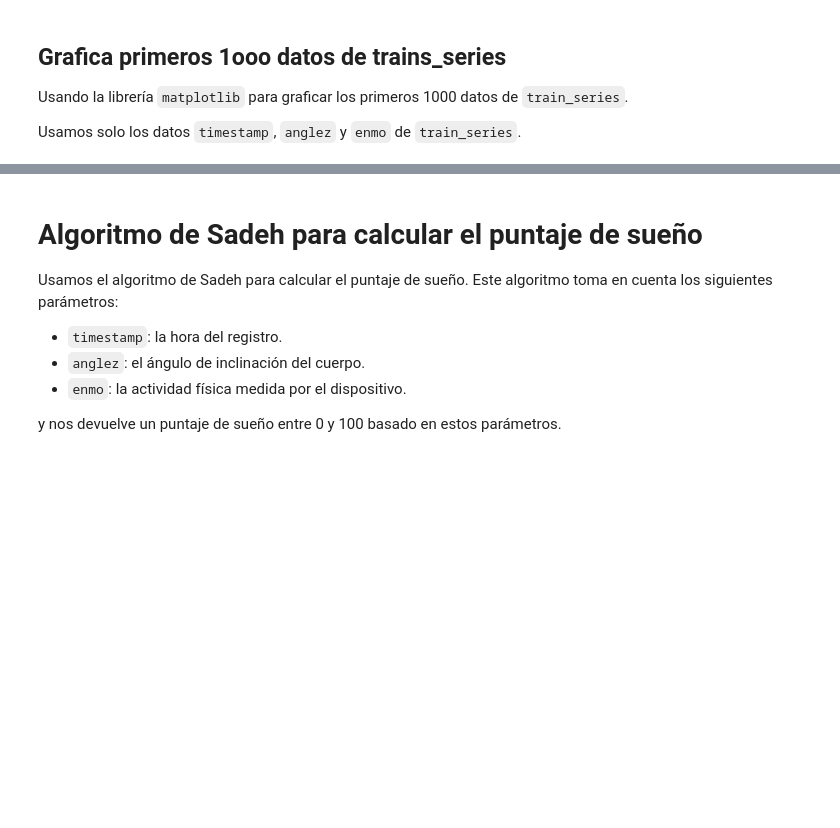
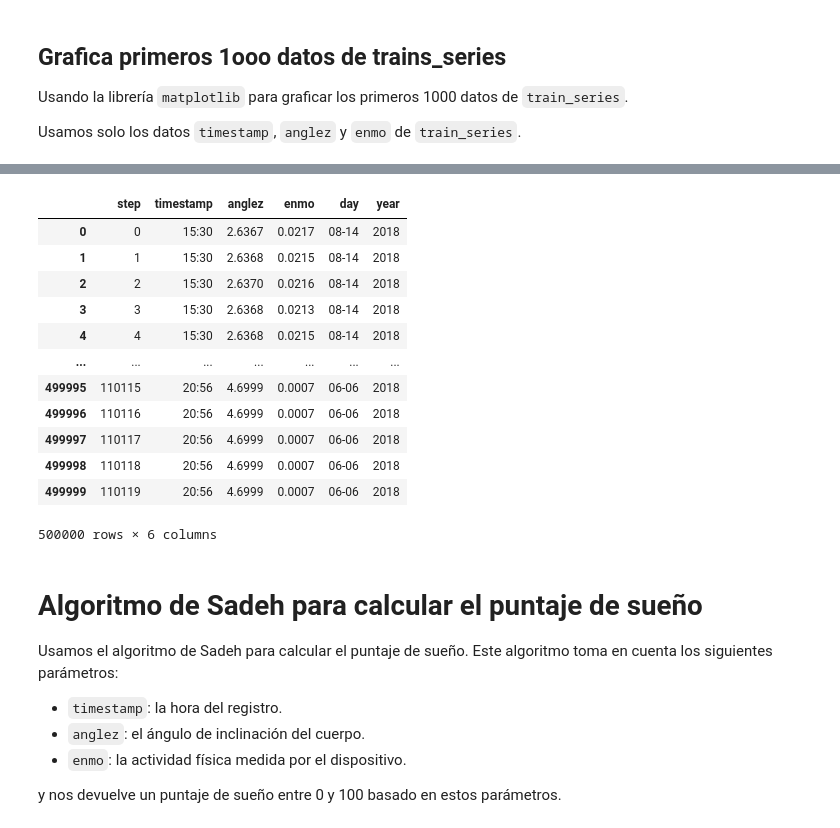
Before and after one commit to JkVely/Systems-Analysis, a Jupyter notebook: Workshop_3_Simulation/src/Simulation.ipynb, the cells around one changed output, grey strips where cells are left out. Saved outputs shown, nothing was run; the diff lists cells and outputs as text; code cells hidden in the pictures; blank space fills up the shorter version.

Commit message:
feat(Workshop3_simulation): preprocessing data

```diff
--- a/Workshop_3_Simulation/src/Simulation.ipynb
+++ b/Workshop_3_Simulation/src/Simulation.ipynb
@@ -17,37 +36,8 @@ Usando la librería `matplotlib` para graficar los primeros 1000 datos de `train
 
 Usamos solo los datos `timestamp`, `anglez` y `enmo` de `train_series`.
 # %%
-df = pl.read_parquet('./data/train_series.parquet')
-df = df.select(['timestamp', 'anglez', 'enmo'])
-
-# Check data types and shape
-print("Data shape:", df.shape)
-print("Data types:", df.dtypes)
-print("First few rows:")
-print(df.head())
-
-# Extract only the first n records
-n = 10_000
-timestamps = df['timestamp'].head(n).to_numpy()
-anglez_values = df['anglez'].head(n).to_numpy()
-enmo_values = df['enmo'].head(n).to_numpy()
-
-# Create subplots
-fig, (ax1, ax2) = plt.subplots(2, 1, figsize=(12, 8))
-
-# Plot anglez
-ax1.plot(timestamps, anglez_values)
-ax1.set_title(f'Anglez over Time (First {n} records)')
-ax1.set_ylabel('Anglez')
-ax1.tick_params(axis='x', rotation=45)
-
-# Plot enmo
-ax2.plot(timestamps, enmo_values)
-ax2.set_title('ENMO over Time (First 1000 records)')
-ax2.set_xlabel('Timestamp')
-ax2.set_ylabel('ENMO')
-ax2.tick_params(axis='x', rotation=45)
-
-plt.tight_layout()
-plt.show()
+n = 500_000
+df = pl.read_parquet('data/train_series.parquet', n_rows=n).to_pandas()
+df.drop(columns=['series_id'], inplace=True)
+df.head(5)
 # %% [output]
@@ -69,0 +50,22 @@ shape: (5, 3)
+# %%
+def get_hour(time):
+    time = time.split('T')[1].split('-')[0].split(':')[0:2]
+    return time[0] + ':' + time[1]
+df['day'] = df['timestamp'].apply(lambda x: x.split('T')[0].split('-')[1] + '-' + x.split('T')[0].split('-')[2])
+df['year'] = df['timestamp'].apply(lambda x: x.split('T')[0].split('-')[0])
+df['timestamp'] = df['timestamp'].apply(lambda x: get_hour(x))
+df
+# %% [output]
+|  | step | timestamp | anglez | enmo | day | year |
+| 0 | 0 | 15:30 | 2.6367 | 0.0217 | 08-14 | 2018 |
+| 1 | 1 | 15:30 | 2.6368 | 0.0215 | 08-14 | 2018 |
+| 2 | 2 | 15:30 | 2.6370 | 0.0216 | 08-14 | 2018 |
+| 3 | 3 | 15:30 | 2.6368 | 0.0213 | 08-14 | 2018 |
+| 4 | 4 | 15:30 | 2.6368 | 0.0215 | 08-14 | 2018 |
+| ... | ... | ... | ... | ... | ... | ... |
+| 499995 | 110115 | 20:56 | 4.6999 | 0.0007 | 06-06 | 2018 |
+| 499996 | 110116 | 20:56 | 4.6999 | 0.0007 | 06-06 | 2018 |
+| 499997 | 110117 | 20:56 | 4.6999 | 0.0007 | 06-06 | 2018 |
+| 499998 | 110118 | 20:56 | 4.6999 | 0.0007 | 06-06 | 2018 |
+| 499999 | 110119 | 20:56 | 4.6999 | 0.0007 | 06-06 | 2018 |
+500000 rows × 6 columns
```
Also changed, not shown: parts of 7 cells of this notebook.
